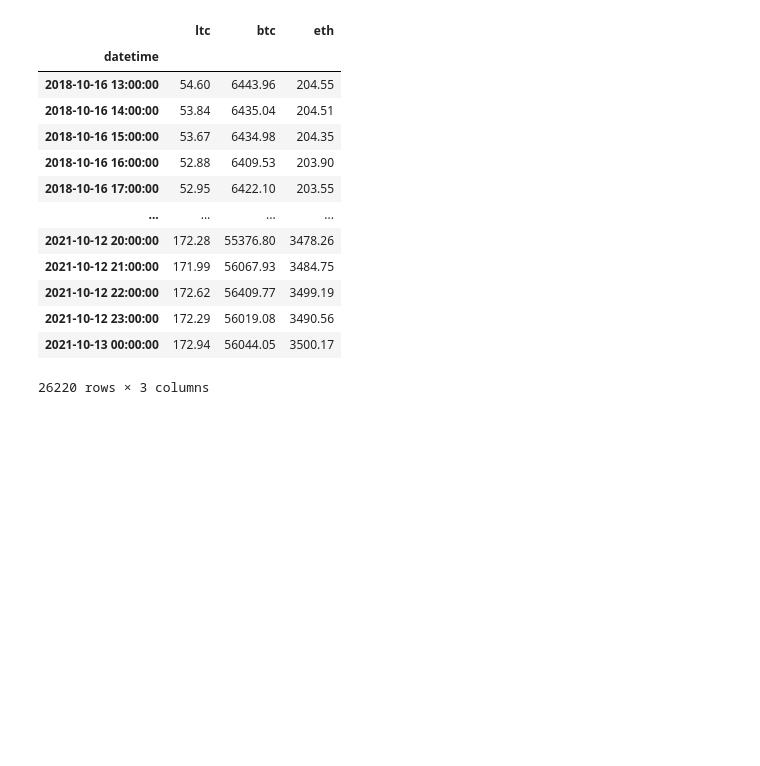
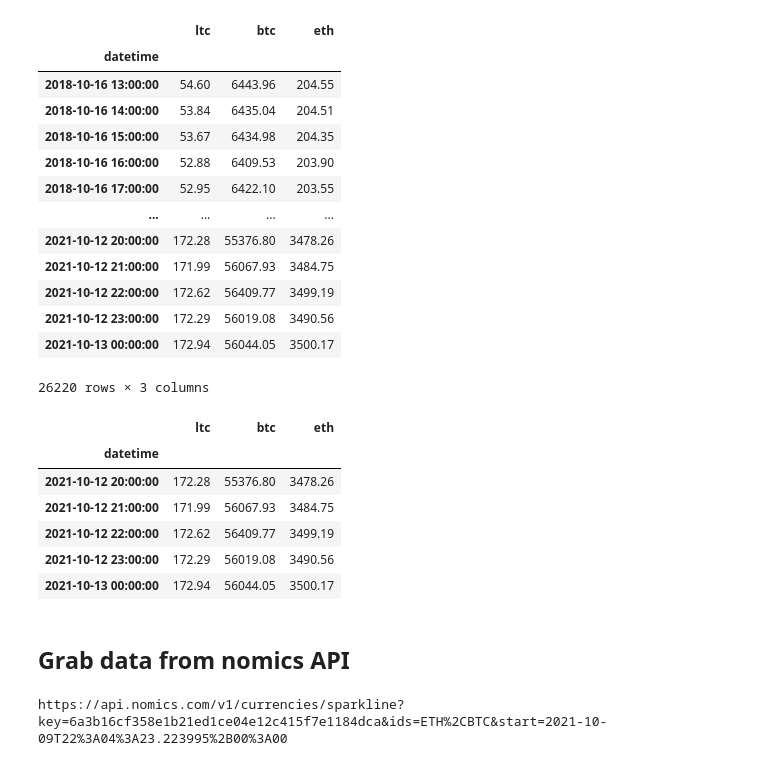
Before and after one commit to terrancemcgee/Stock-forecasts-dashboard, a Jupyter notebook: Preprocessing.ipynb, the cells around one changed output. Saved outputs shown, nothing was run; the diff lists cells and outputs as text; code cells hidden in the pictures; blank space fills up the shorter version.

```diff
--- a/Preprocessing.ipynb
+++ b/Preprocessing.ipynb
@@ -83,6 +83,16 @@ df
 | 2021-10-12 23:00:00 | 172.29 | 56019.08 | 3490.56 |
 | 2021-10-13 00:00:00 | 172.94 | 56044.05 | 3500.17 |
 26220 rows × 3 columns
+# %%
+df.tail()
+# %% [output]
+|  | ltc | btc | eth |
+| datetime |  |  |  |
+| 2021-10-12 20:00:00 | 172.28 | 55376.80 | 3478.26 |
+| 2021-10-12 21:00:00 | 171.99 | 56067.93 | 3484.75 |
+| 2021-10-12 22:00:00 | 172.62 | 56409.77 | 3499.19 |
+| 2021-10-12 23:00:00 | 172.29 | 56019.08 | 3490.56 |
+| 2021-10-13 00:00:00 | 172.94 | 56044.05 | 3500.17 |
 # %%
 start='2019-11-01'
 end='2020-08-01'
@@ -93,3 +103,5 @@ fig.data[1].name='BTC'
 fig.data[2].name='ETH'
 
 fig.show()
+# %% [markdown]
+## Grab data from nomics API
@@ -95,0 +112,15 @@ fig.show()
+# %%
+import urllib.parse
+
+
+key='6a3b16cf358e1b21ed1ce04e12c415f7e1184dca'
+
+
+
+getVars = {'key': key,'ids':'ETH,BTC','start': start}
+
+url = 'https://api.nomics.com/v1/currencies/sparkline?'
+request_url=url + urllib.parse.urlencode(getVars)
+print(request_url)
+# %% [output]
+https://api.nomics.com/v1/currencies/sparkline?key=6a3b16cf358e1b21ed1ce04e12c415f7e1184dca&ids=ETH%2CBTC&start=2021-10-09T22%3A04%3A23.223995%2B00%3A00
```
Also changed, not shown: parts of 8 cells of this notebook, 11 other files.
